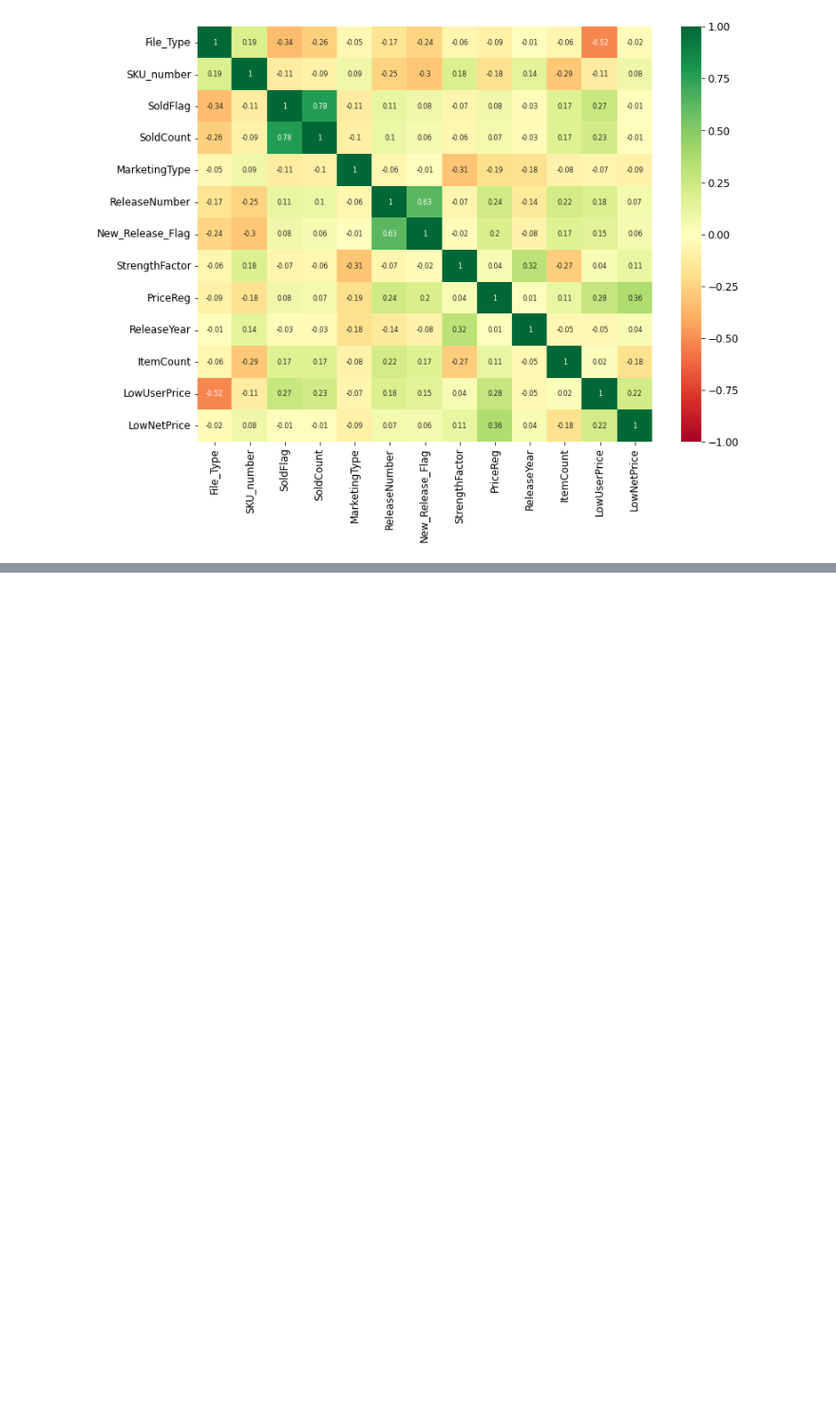
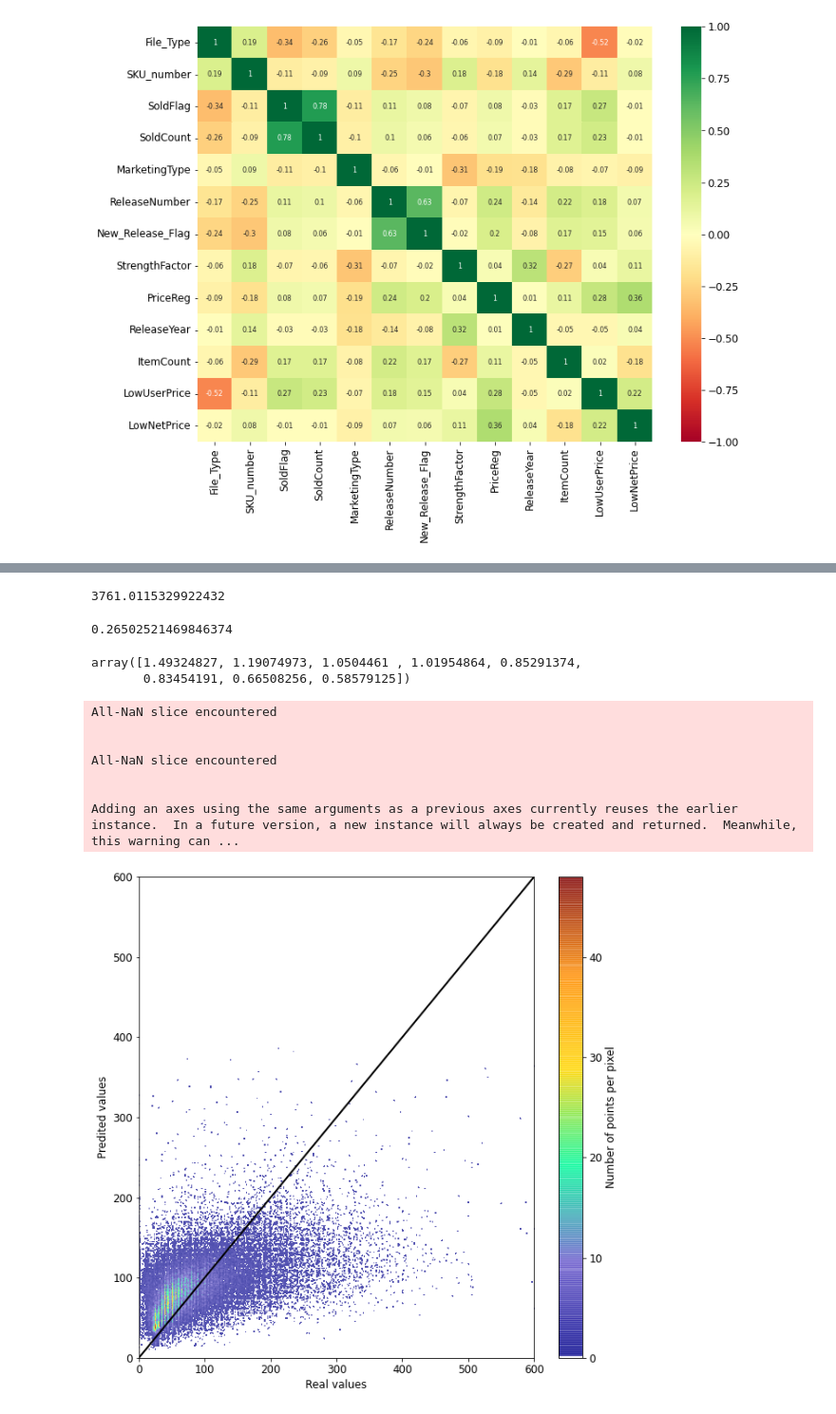
Before and after one commit to NDuyUyen/Sale_Regression, a Jupyter notebook: Sale_Regression.ipynb, the cells around one changed output, grey strips where cells are left out. Shown at 95% size. Saved outputs shown, nothing was run; the diff lists cells and outputs as text; code cells hidden in the pictures; blank space fills up the shorter version.

```diff
--- a/Sale_Regression.ipynb
+++ b/Sale_Regression.ipynb
@@ -303,0 +341,6 @@ sns.heatmap(round(correlations,2), cmap='RdYlGn', annot=True,
+# %%
+y = np.array(data['PriceReg']).T
+# %%
+X = np.array(pd.DataFrame(data, columns = features))
+# %%
+X_train, X_test, y_train, y_test = train_test_split(X, y, test_size = .2, random_state=15)
@@ -303,0 +349,4 @@ sns.heatmap(round(correlations,2), cmap='RdYlGn', annot=True,
+# %%
+LR = LinearRegression(normalize = True)
+LR.fit(X_train,y_train)
+predictions = LR.predict(X_test)
@@ -303,0 +365,47 @@ sns.heatmap(round(correlations,2), cmap='RdYlGn', annot=True,
+# %%
+mean_squared_error(y_test, predictions)
+# %% [output]
+3761.0115329922432
+# %%
+r2_score(y_test, predictions)
+# %% [output]
+0.26502521469846374
+# %%
+LR.singular_
+# %% [output]
+array([1.49324827, 1.19074973, 1.0504461 , 1.01954864, 0.85291374,
+       0.83454191, 0.66508256, 0.58579125])
+# %%
+white_viridis = LinearSegmentedColormap.from_list('white_viridis', [
+    (0, '#ffffff'),
+    (1e-20, 'darkblue'),
+    (0.2, 'slateblue'),
+    (0.4, 'mediumspringgreen'),
+    (0.6, 'gold'),
+    (0.8, 'darkorange'),
+    (1, 'maroon'),
+], N=256)
+
+def using_mpl_scatter_density(fig, x, y):
+    ax = fig.add_subplot(1, 1, 1, projection='scatter_density')
+    density = ax.scatter_density(x, y, cmap=white_viridis, alpha=0.7)
+    fig.colorbar(density, label='Number of points per pixel')
+fig = plt.figure(figsize=(10, 10))
+using_mpl_scatter_density(fig, y_test, predictions)
+fig1 = plt.subplot(1, 1, 1)
+fig1.set_xlim([0, 600])
+fig1.set_ylim([0, 600])
+xpoints = ypoints = plt.xlim()
+fig1.plot(xpoints, ypoints, linestyle='-', color='k', lw=2, scalex=False, scaley=False)
+fig1.set_xlabel('Real values')
+fig1.set_ylabel('Predited values')
+plt.show()
+# %% [output]
+All-NaN slice encountered
+
+
+All-NaN slice encountered
+
+
+Adding an axes using the same arguments as a previous axes currently reuses the earlier instance.  In a future version, a new instance will always be created and returned.  Meanwhile, this warning can ...
+[figure, added]
```
Also changed, not shown: parts of 11 cells of this notebook.
